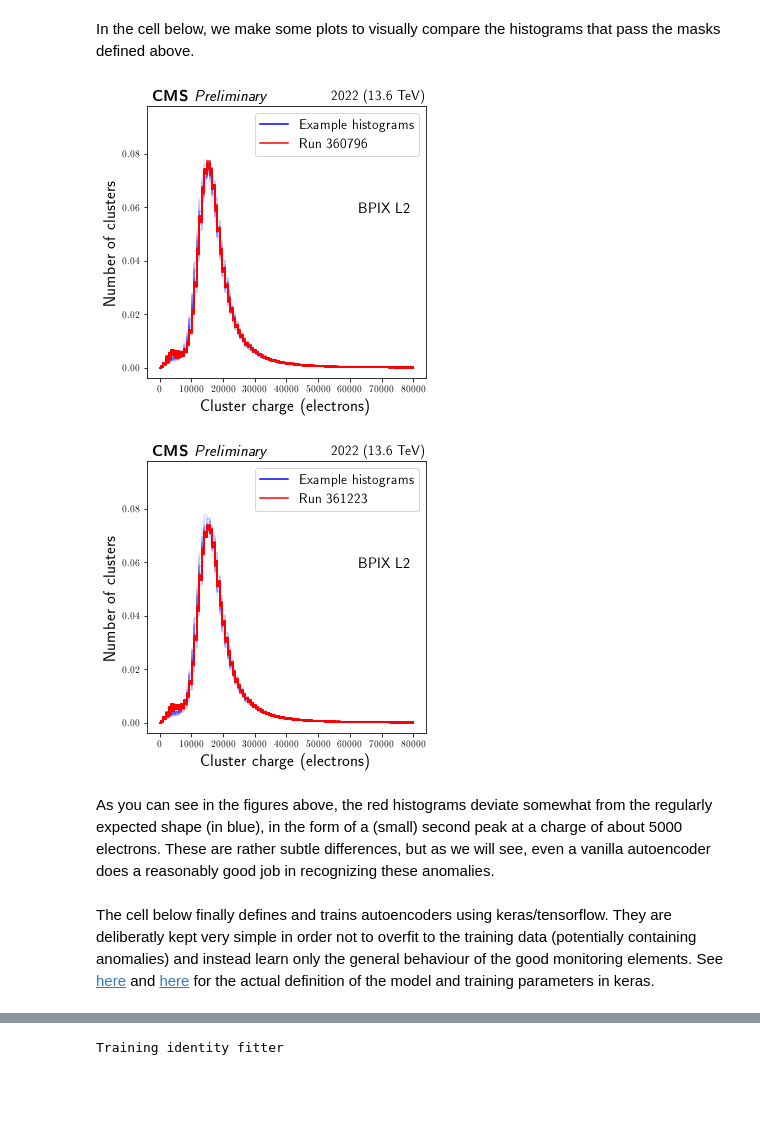
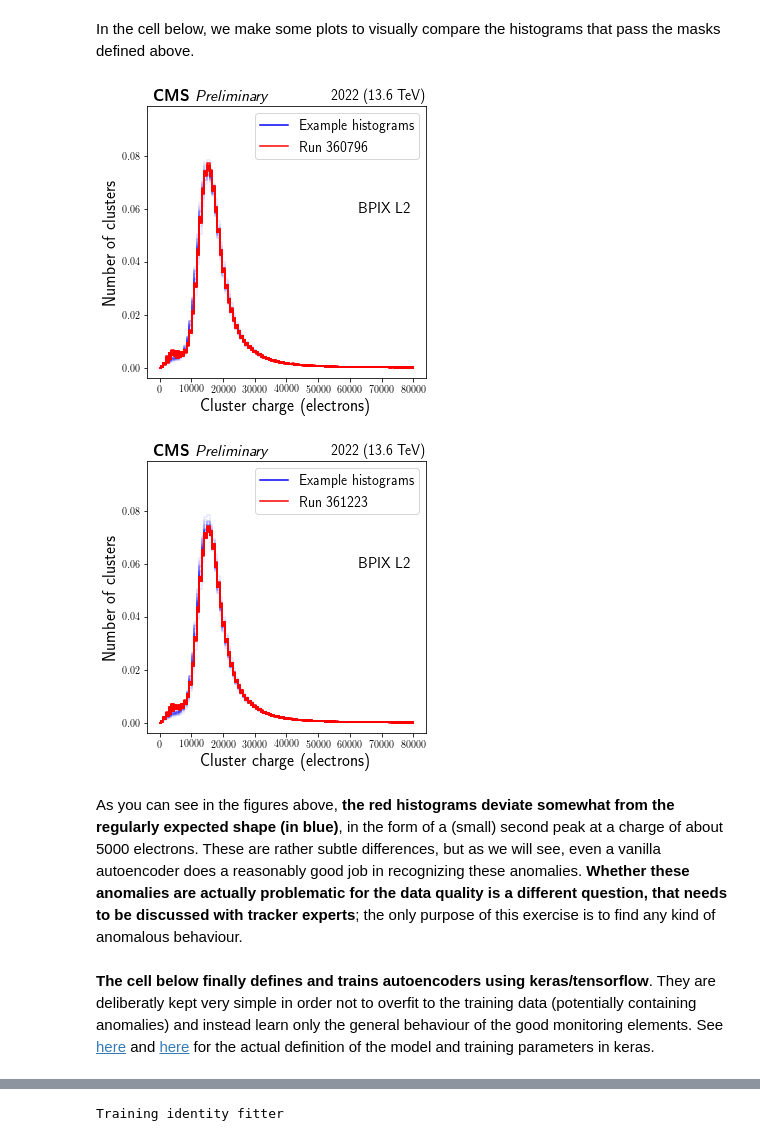
Before and after one commit to CMSTrackerDPG/ML4DQMPODASExercise, a Jupyter notebook: exercise1.ipynb, the cells around one changed output, grey strips where cells are left out. Drawn from its saved outputs; the diff is of its cells as text; code cells hidden in the pictures; blank space fills up the shorter version.

```diff
--- a/exercise1.ipynb
+++ b/exercise1.ipynb
@@ -435,39 +419,3 @@ Total number of lumisections in histstruct: 44352
   of which also not in predefined bad runs: 44162
 # %% [markdown]
 In the cell below, we make some plots to visually compare the histograms that pass the masks defined above.
-# %%
-### make some plots
-
-doplot = True
-
-if doplot:
-
-    index_mask = np.random.choice( np.arange(len(histstruct.get_lsnbs())), size=20, replace=False )
-    histstruct.add_index_mask( 'random_plotting', index_mask )
-    # bad test runs
-    for badrun in badrunsls.keys():
-        fig,axs = histstruct.plot_histograms( masknames=[['dcson','highstat','random_plotting'],['dcson','highstat','bad{}'.format(badrun)]],
-                                labellist = ['Example histograms','Run {}'.format(badrun)],
-                                colorlist = ['blue','red'],
-                                transparencylist = [0.1,1.],
-                                ncols=3,
-                                opaque_legend=True,
-                                titledict = titledict, titlesize=15,
-                                extratextdict = extratextdict, extratextsize=15,
-                                physicalxax = True,
-                                xaxtitledict = xaxtitledict, xaxtitlesize=17,
-                                yaxtitledict = yaxtitledict, yaxtitlesize=17,
-                                ymaxfactor = 1.2,
-                                legendsize = 14
-                                )
-        # stylistic modifications
-        for ax in axs.reshape(-1):
-            pu.add_cms_label( ax, pos=(0.02,1.01), extratext='Preliminary', fontsize=16 )
-            pu.add_text( ax, '2022 (13.6 TeV)', (1,1.01), fontsize=14, horizontalalignment='right' )
-        fig.subplots_adjust(wspace=0.3, hspace=0.3)
-    histstruct.remove_mask('random_plotting')
-# %% [output]
-[figure, removed]
-[figure, removed]
-# %% [markdown]
-As you can see in the figures above, the red histograms deviate somewhat from the regularly expected shape (in blue), in the form of a (small) second peak at a charge of about 5000 electrons. These are rather subtle differences, but as we will see, even a vanilla autoencoder does a reasonably good job in recognizing these anomalies.
@@ -474,5 +429,42 @@ As you can see in the figures above, the red histograms deviate somewhat from th
+# %%
+### make some plots
+
+doplot = True
+
+if doplot:
+
+    index_mask = np.random.choice( np.arange(len(histstruct.get_lsnbs())), size=20, replace=False )
+    if('random_plotting' in histstruct.masks.keys()): histstruct.remove_mask('random_plotting')
+    histstruct.add_index_mask( 'random_plotting', index_mask )
+    # bad test runs
+    for badrun in badrunsls.keys():
+        fig,axs = histstruct.plot_histograms( masknames=[['dcson','highstat','random_plotting'],['dcson','highstat','bad{}'.format(badrun)]],
+                                labellist = ['Example histograms','Run {}'.format(badrun)],
+                                colorlist = ['blue','red'],
+                                transparencylist = [0.1,1.],
+                                ncols=3,
+                                opaque_legend=True,
+                                titledict = titledict, titlesize=15,
+                                extratextdict = extratextdict, extratextsize=15,
+                                physicalxax = True,
+                                xaxtitledict = xaxtitledict, xaxtitlesize=17,
+                                yaxtitledict = yaxtitledict, yaxtitlesize=17,
+                                ymaxfactor = 1.2,
+                                legendsize = 14
+                                )
+        # stylistic modifications
+        for ax in axs.reshape(-1):
+            pu.add_cms_label( ax, pos=(0.02,1.01), extratext='Preliminary', fontsize=16 )
+            pu.add_text( ax, '2022 (13.6 TeV)', (1,1.01), fontsize=14, horizontalalignment='right' )
+        fig.subplots_adjust(wspace=0.3, hspace=0.3)
+    histstruct.remove_mask('random_plotting')
+# %% [output]
+[figure, added]
+[figure, added]
+# %% [markdown]
+As you can see in the figures above, **the red histograms deviate somewhat from the regularly expected shape (in blue)**, in the form of a (small) second peak at a charge of about 5000 electrons. These are rather subtle differences, but as we will see, even a vanilla autoencoder does a reasonably good job in recognizing these anomalies. **Whether these anomalies are actually problematic for the data quality is a different question, that needs to be discussed with tracker experts**; the only purpose of this exercise is to find any kind of anomalous behaviour.
 # %% [markdown]
-The cell below finally defines and trains autoencoders using keras/tensorflow. They are deliberatly kept very simple in order not to overfit to the training data (potentially containing anomalies) and instead learn only the general behaviour of the good monitoring elements. See [here](https://github.com/LukaLambrecht/ML4DQMDC-PixelAE/blob/6326a7a7efcf5a50347bbd3a830823b2a816156b/utils/autoencoder_utils.py#L408) and [here](https://github.com/LukaLambrecht/ML4DQMDC-PixelAE/blob/6326a7a7efcf5a50347bbd3a830823b2a816156b/utils/autoencoder_utils.py#L373) for the actual definition of the model and training parameters in keras.
+**The cell below finally defines and trains autoencoders using keras/tensorflow**. They are deliberatly kept very simple in order not to overfit to the training data (potentially containing anomalies) and instead learn only the general behaviour of the good monitoring elements. See [here](https://github.com/LukaLambrecht/ML4DQMDC-PixelAE/blob/6326a7a7efcf5a50347bbd3a830823b2a816156b/utils/autoencoder_utils.py#L408) and [here](https://github.com/LukaLambrecht/ML4DQMDC-PixelAE/blob/6326a7a7efcf5a50347bbd3a830823b2a816156b/utils/autoencoder_utils.py#L373) for the actual definition of the model and training parameters in keras.
 # %%
 ### define and train an autoencoder for each element
 
```
Also changed, not shown: parts of 37 cells of this notebook.
